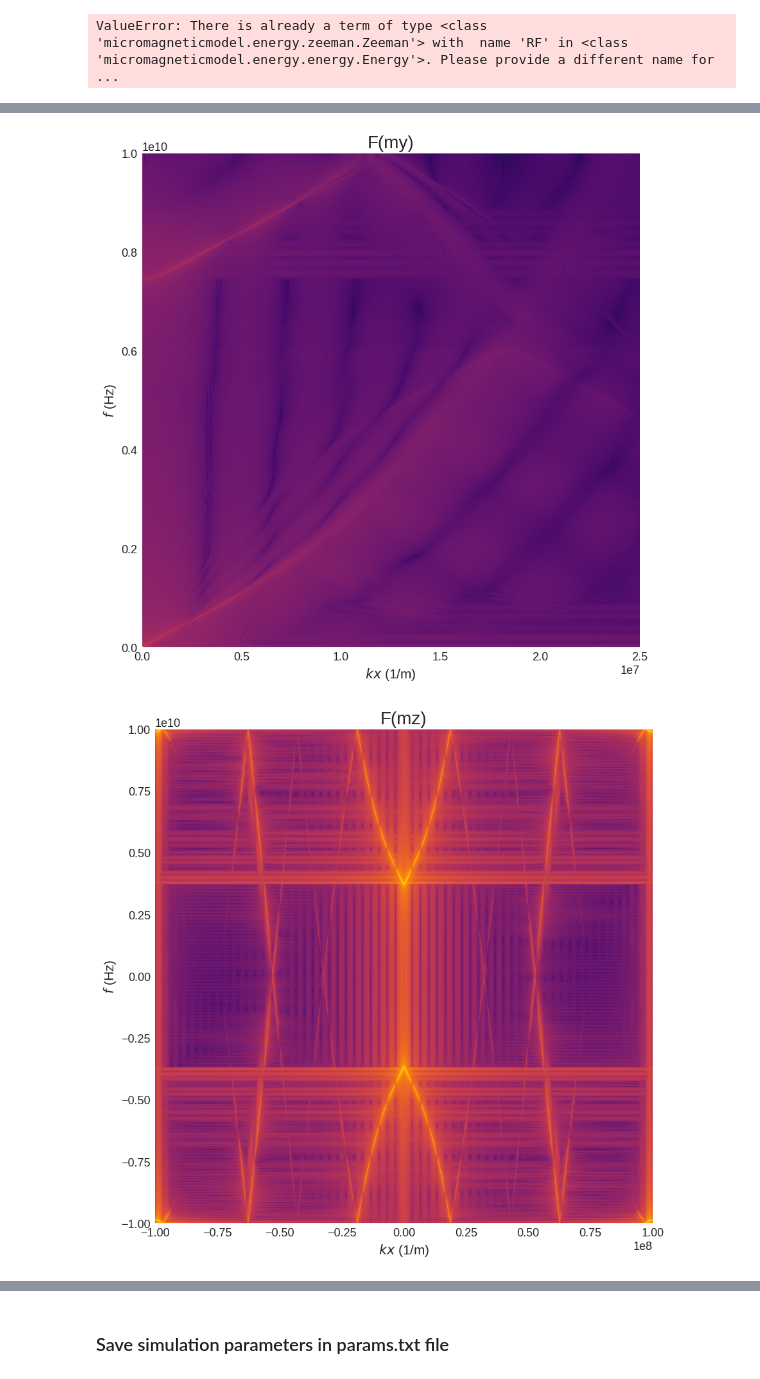
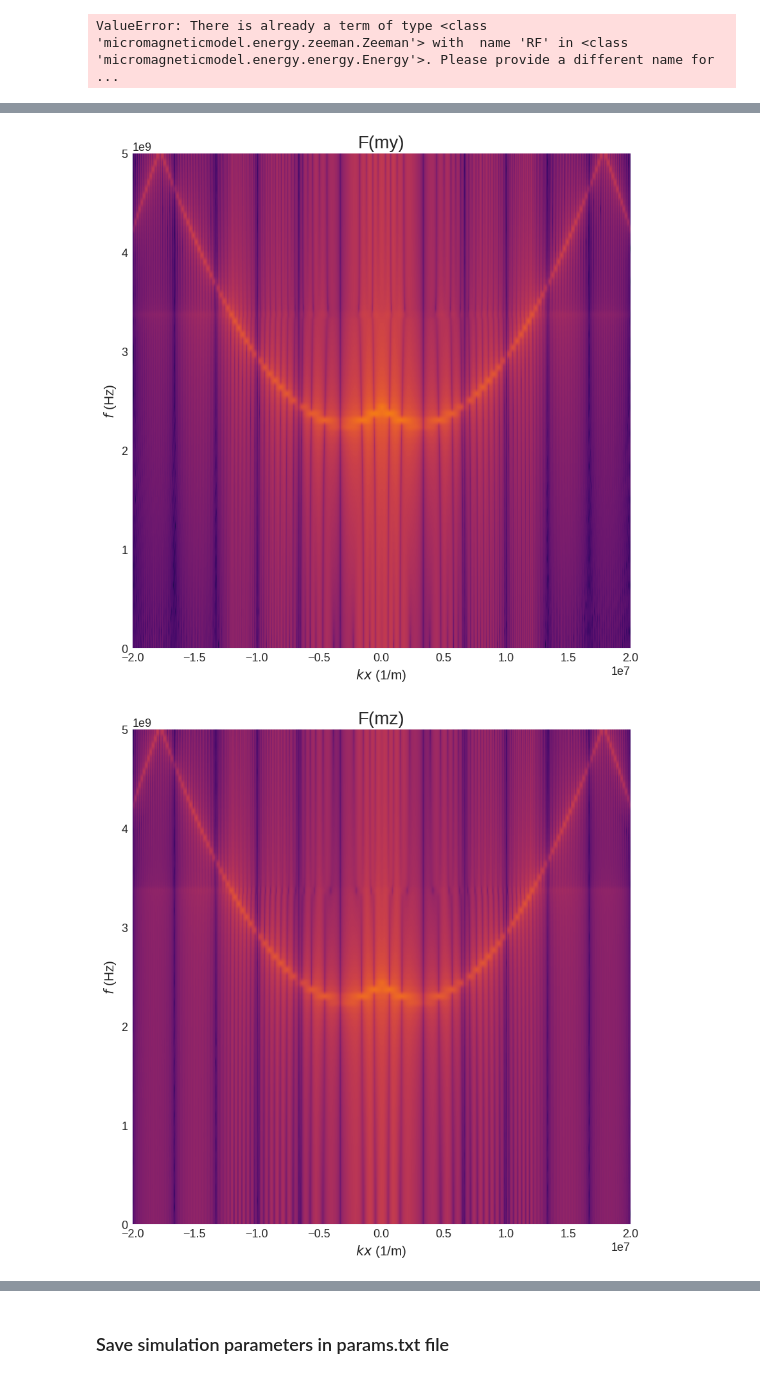
Before and after one commit to RiccardoCiviero/Spintronic_Project, a Jupyter notebook: P2.ipynb, the cells around one changed output, grey strips where cells are left out. Drawn from its saved outputs; the diff is of its cells as text; code cells hidden in the pictures.

```diff
--- a/P2.ipynb
+++ b/P2.ipynb
@@ -297,40 +240,31 @@ plt.plot(kx_comp[k_ind])
 # %%
-
+import matplotlib.colors as colors
+import os
+directory="images"
+parentDir=f"{sysName}"
+path=os.path.join(parentDir,directory)
+if not os.path.isdir(path):
+    os.mkdir(path)
 
 # Show the intensity plot of the 2D FFT
+def plotDispersion(m_fft,xbounds,ybounds,dim):
+    #mx
+    plt.figure(figsize=(10, 10))
 
-#mx
-plt.figure(figsize=(10, 10))
-plt.title('F(mx)')
-extent = [-1/cx, 1/cx, -f_MAX, f_MAX]  # extent of k values and frequencies
-plt.imshow(np.log(np.abs(m_fft_x)**2), extent=extent,
-           aspect='auto', origin='lower', cmap="inferno")
-plt.ylabel("$f$ (Hz)")
-plt.xlabel("$kx$ (1/m)")
-plt.xlim([0, 1/cx])
-plt.ylim([0, f_MAX])
-plt.savefig(f'{sysName}/images/F(mx).png', bbox_inches='tight')
-
-#my
-plt.figure(figsize=(10, 10))
-plt.title('F(my)')
-extent = [-1/cx, 1/cx, -f_MAX, f_MAX]  # extent of k values and frequencies
-plt.imshow(np.log(np.abs(m_fft_y)**2), extent=extent,
-           aspect='auto', origin='lower', cmap="inferno")
-plt.ylabel("$f$ (Hz)")
-plt.xlabel("$kx$ (1/m)")
-plt.xlim([0, 25e6])
-plt.ylim([0, f_MAX])
-plt.savefig(f'{sysName}/images/F(my).png', bbox_inches='tight')
-
-#mz
-plt.figure(figsize=(10, 10))
-plt.title('F(mz)')
-extent = [-1/cx, 1/cx, -f_MAX, f_MAX]  # extent of k values and frequencies
-plt.imshow(np.log(np.abs(m_fft_z)**2), extent=extent,
-           aspect='auto', origin='lower', cmap="inferno")
-plt.ylabel("$f$ (Hz)")
-plt.xlabel("$kx$ (1/m)")
-
-plt.savefig(f'{sysName}/images/F(mz).png', bbox_inches='tight')
+    extent = [-1/cx, 1/cx, -f_MAX, f_MAX]  # extent of k values and frequencies
+    plt.imshow(np.log(np.abs(m_fft)**2), extent=extent,
+           aspect='auto', origin='lower', norm=colors.CenteredNorm(vcenter=22), cmap="inferno")
+    plt.ylabel("$f$ (Hz)")
+    plt.xlabel("$kx$ (1/m)")
+    plt.xlim(xbounds)
+    plt.ylim(ybounds)
+    if dim=="x":
+        plt.title('F(mx)')
+        plt.savefig(f'{sysName}/images/F(mx).png', bbox_inches='tight')
+    elif dim=="y":
+        plt.title('F(my)')
+        plt.savefig(f'{sysName}/images/F(my).png', bbox_inches='tight')
+    if dim=="z":
+        plt.title('F(mz)')
+        plt.savefig(f'{sysName}/images/F(mz).png', bbox_inches='tight')
 # %% [output]
@@ -338,2 +272,2 @@ plt.savefig(f'{sysName}/images/F(mz).png', bbox_inches='tight')
-[figure, old version]
+[figure, new version]
-[figure, old version]
+[figure, new version]
```
Also changed, not shown: parts of 15 cells of this notebook, 4 other files.
